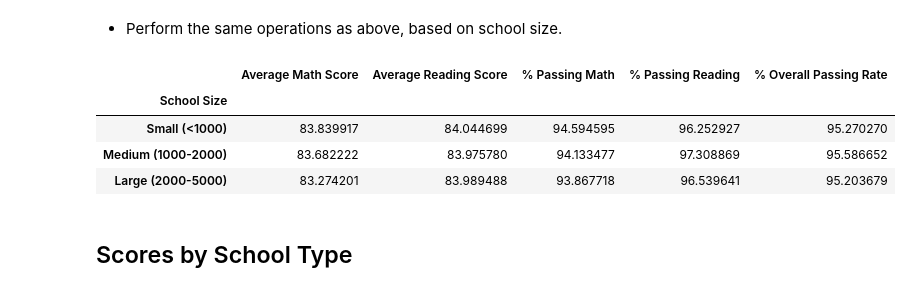
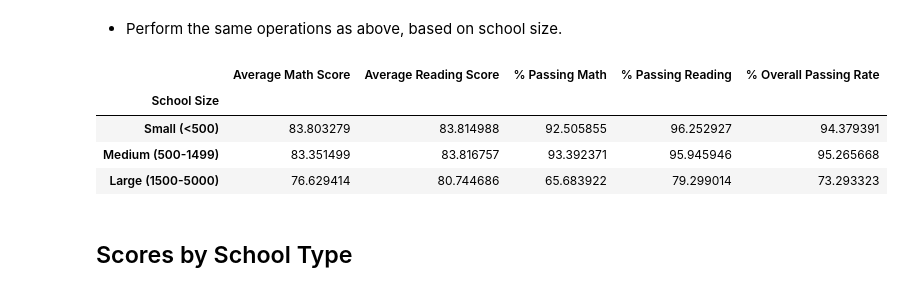
Before and after one commit to plowden/pandas-challenge, a Jupyter notebook: PyCitySchools/PyCitySchools.ipynb, the cells around one changed output. Drawn from its saved outputs; the diff is of its cells as text; code cells hidden in the pictures.

```diff
--- a/PyCitySchools/PyCitySchools.ipynb
+++ b/PyCitySchools/PyCitySchools.ipynb
@@ -354,33 +358,33 @@ spending_summary.max()
 * Perform the same operations as above, based on school size.
 # %%
 # Sample bins. Feel free to create your own bins.
-size_bins = [0, 1000, 2000, 5000]
-group_names = ["Small (<1000)", "Medium (1000-2000)", "Large (2000-5000)"]
+size_bins = [0, 500, 1500, 5000]
+group_names = ["Small (<500)", "Medium (500-1499)", "Large (1500-5000)"]
 # %%
 size_summary = pd.DataFrame ({
     "School Size": [],
     "Average Math Score": [],
     "Average Reading Score": [],
     "% Passing Math": [],
     "% Passing Reading": [],
     "% Overall Passing Rate": []
 })
 
 size_summary["Average Math Score"] = school_summary["Average Math Score"]
 size_summary["Average Reading Score"] = school_summary["Average Reading Score"]
 size_summary["% Passing Math"] = school_summary["% Passing Math"]
 size_summary["% Passing Reading"] = school_summary["% Passing Reading"]
 size_summary["% Overall Passing Rate"] = school_summary["% Overall Passing Rate"]
-size_summary["School Size"] = pd.cut([i for i in school_summary["Total Students"]], size_bins, labels=group_names)
+size_summary["School Size"] = pd.cut(school_summary["Total Students"], size_bins, labels=group_names)
 size_summary = size_summary.groupby("School Size")
 
-size_summary.max()
+size_summary.min()
 # %% [output]
 |  | Average Math Score | Average Reading Score | % Passing Math | % Passing Reading | % Overall Passing Rate |
 | School Size |  |  |  |  |  |
-| Small (<1000) | 83.839917 | 84.044699 | 94.594595 | 96.252927 | 95.270270 |
-| Medium (1000-2000) | 83.682222 | 83.975780 | 94.133477 | 97.308869 | 95.586652 |
-| Large (2000-5000) | 83.274201 | 83.989488 | 93.867718 | 96.539641 | 95.203679 |
+| Small (<500) | 83.803279 | 83.814988 | 92.505855 | 96.252927 | 94.379391 |
+| Medium (500-1499) | 83.351499 | 83.816757 | 93.392371 | 95.945946 | 95.265668 |
+| Large (1500-5000) | 76.629414 | 80.744686 | 65.683922 | 79.299014 | 73.293323 |
 # %% [markdown]
 ## Scores by School Type
 # %% [markdown]
```
Also changed, not shown: parts of 3 cells of this notebook.
